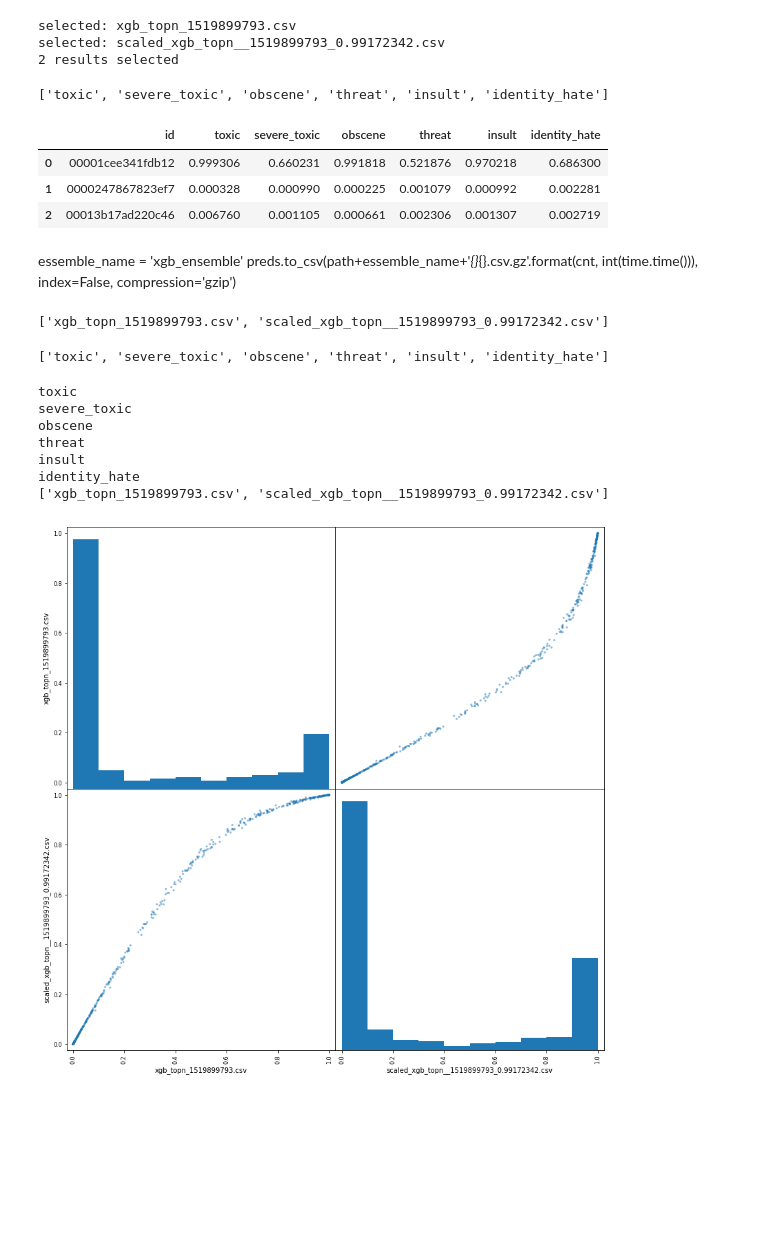
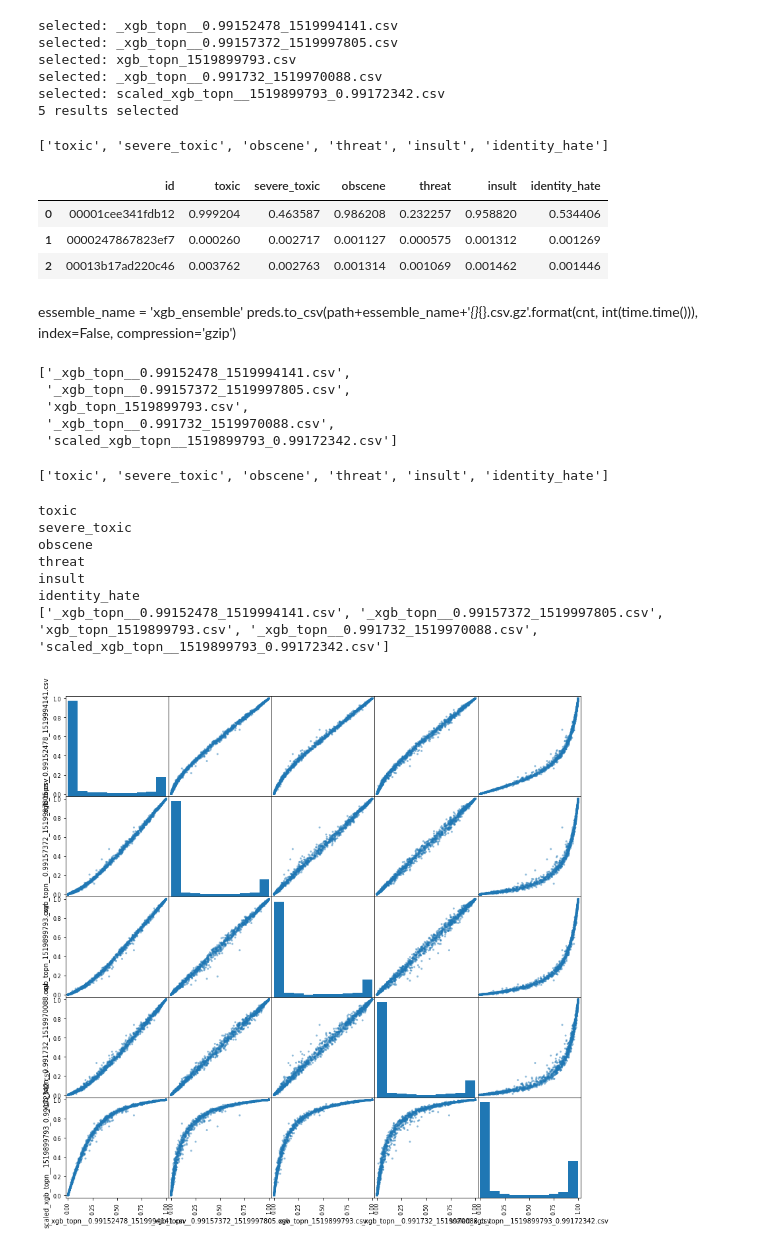
Before and after one commit to wluo-personal/Kaggle, a Jupyter notebook: toxic/sc/stacking/xgb_essemble.ipynb, the cells around one changed output. Cells and saved outputs as stored; diff of their text form; code cells hidden in the pictures; blank space fills up the shorter version.

```diff
--- a/toxic/sc/stacking/xgb_essemble.ipynb
+++ b/toxic/sc/stacking/xgb_essemble.ipynb
@@ -11,7 +11,9 @@ path = '/home/kai/data/kaggle/toxic/sc/stacking/StackPreds/TopN_XGB/'
 
 xgb_topn_repo = {}
 #select_to_essemble = [] # this will affect the scatter plotting later
-select_to_essemble = ['xgb_topn_1519899793.csv', 'scaled_xgb_topn__1519899793_0.99172342.csv']
+select_to_essemble = ['xgb_topn_1519899793.csv', 'scaled_xgb_topn__1519899793_0.99172342.csv',
+                     '_xgb_topn__0.991732_1519970088.csv','_xgb_topn__0.99157372_1519997805.csv',
+                     '_xgb_topn__0.99152478_1519994141.csv']
 
 for filename in os.listdir(path):
     #pdb.set_trace()
@@ -38,9 +40,12 @@ for filename in os.listdir(path):
 print(str(cnt)+' results selected')
 preds[label_cols] = preds[label_cols].applymap(lambda x: x/cnt)
 # %% [output]
+selected: _xgb_topn__0.99152478_1519994141.csv
+selected: _xgb_topn__0.99157372_1519997805.csv
 selected: xgb_topn_1519899793.csv
+selected: _xgb_topn__0.991732_1519970088.csv
 selected: scaled_xgb_topn__1519899793_0.99172342.csv
-2 results selected
+5 results selected
 # %%
 label_cols
 # %% [output]
@@ -49,16 +54,20 @@ label_cols
 preds.head(3)
 # %% [output]
 |  | id | toxic | severe_toxic | obscene | threat | insult | identity_hate |
-| 0 | 00001cee341fdb12 | 0.999306 | 0.660231 | 0.991818 | 0.521876 | 0.970218 | 0.686300 |
-| 1 | 0000247867823ef7 | 0.000328 | 0.000990 | 0.000225 | 0.001079 | 0.000992 | 0.002281 |
-| 2 | 00013b17ad220c46 | 0.006760 | 0.001105 | 0.000661 | 0.002306 | 0.001307 | 0.002719 |
+| 0 | 00001cee341fdb12 | 0.999204 | 0.463587 | 0.986208 | 0.232257 | 0.958820 | 0.534406 |
+| 1 | 0000247867823ef7 | 0.000260 | 0.002717 | 0.001127 | 0.000575 | 0.001312 | 0.001269 |
+| 2 | 00013b17ad220c46 | 0.003762 | 0.002763 | 0.001314 | 0.001069 | 0.001462 | 0.001446 |
 # %% [markdown]
 essemble_name = 'xgb_ensemble'
 preds.to_csv(path+essemble_name+'_{}_{}.csv.gz'.format(cnt, int(time.time())), index=False, compression='gzip')
 # %%
 list(xgb_topn_repo)
 # %% [output]
-['xgb_topn_1519899793.csv', 'scaled_xgb_topn__1519899793_0.99172342.csv']
+['_xgb_topn__0.99152478_1519994141.csv',
+ '_xgb_topn__0.99157372_1519997805.csv',
+ 'xgb_topn_1519899793.csv',
+ '_xgb_topn__0.991732_1519970088.csv',
+ 'scaled_xgb_topn__1519899793_0.99172342.csv']
 # %%
 label_cols
 # %% [output]
@@ -70,11 +78,11 @@ from toxic_utils import scatter_per_label
 # %%
-scatter_per_label(xgb_topn_repo, 'toxic', 1000)
+scatter_per_label(xgb_topn_repo, 'toxic', 5000)
 # %% [output]
 toxic
 severe_toxic
 obscene
 threat
 insult
 identity_hate
-['xgb_topn_1519899793.csv', 'scaled_xgb_topn__1519899793_0.99172342.csv']
+['_xgb_topn__0.99152478_1519994141.csv', '_xgb_topn__0.99157372_1519997805.csv', 'xgb_topn_1519899793.csv', '_xgb_topn__0.991732_1519970088.csv', 'scaled_xgb_topn__1519899793_0.99172342.csv']
-[figure, old version]
+[figure, new version]
```
Also changed, not shown: parts of 2 cells of this notebook, 6 other files.
